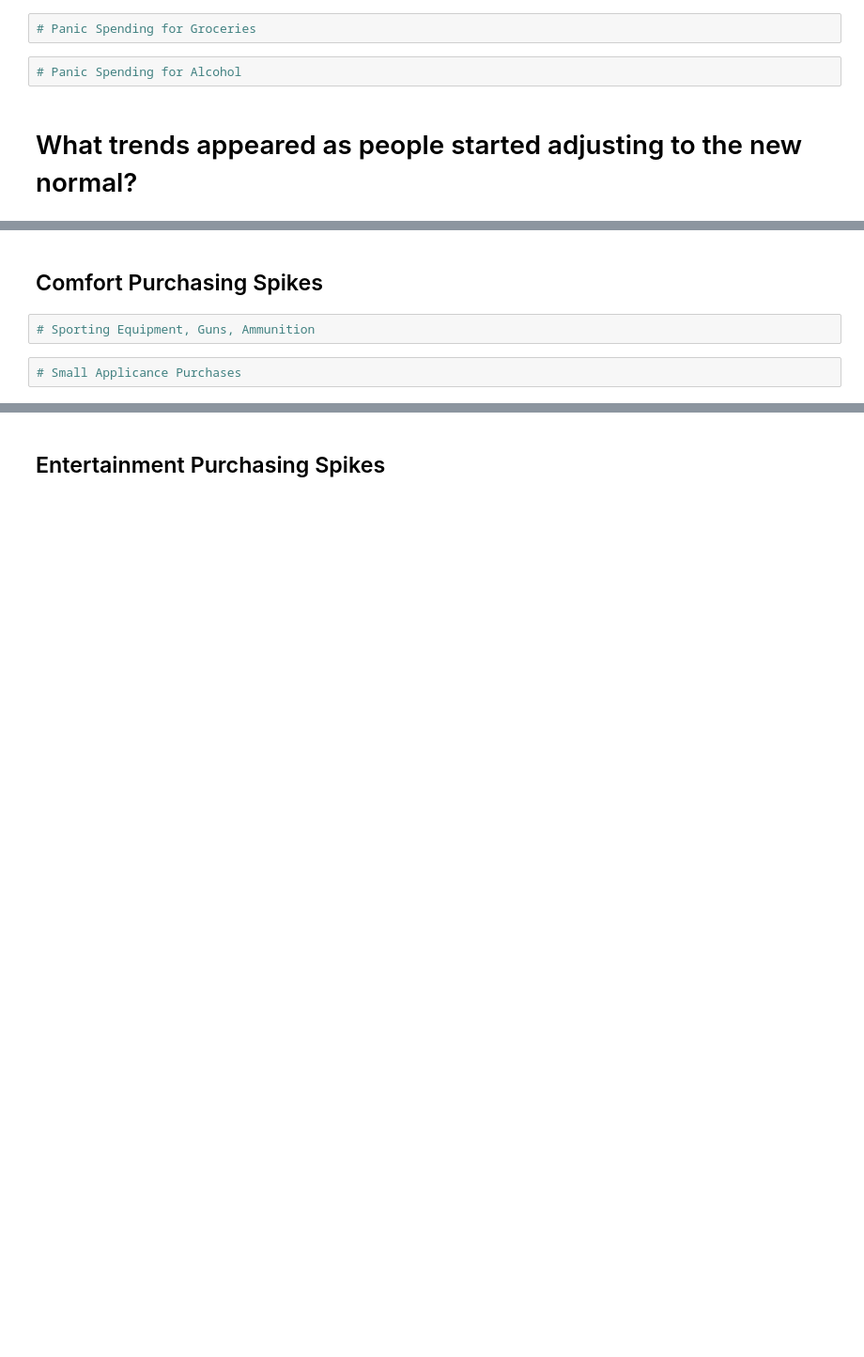
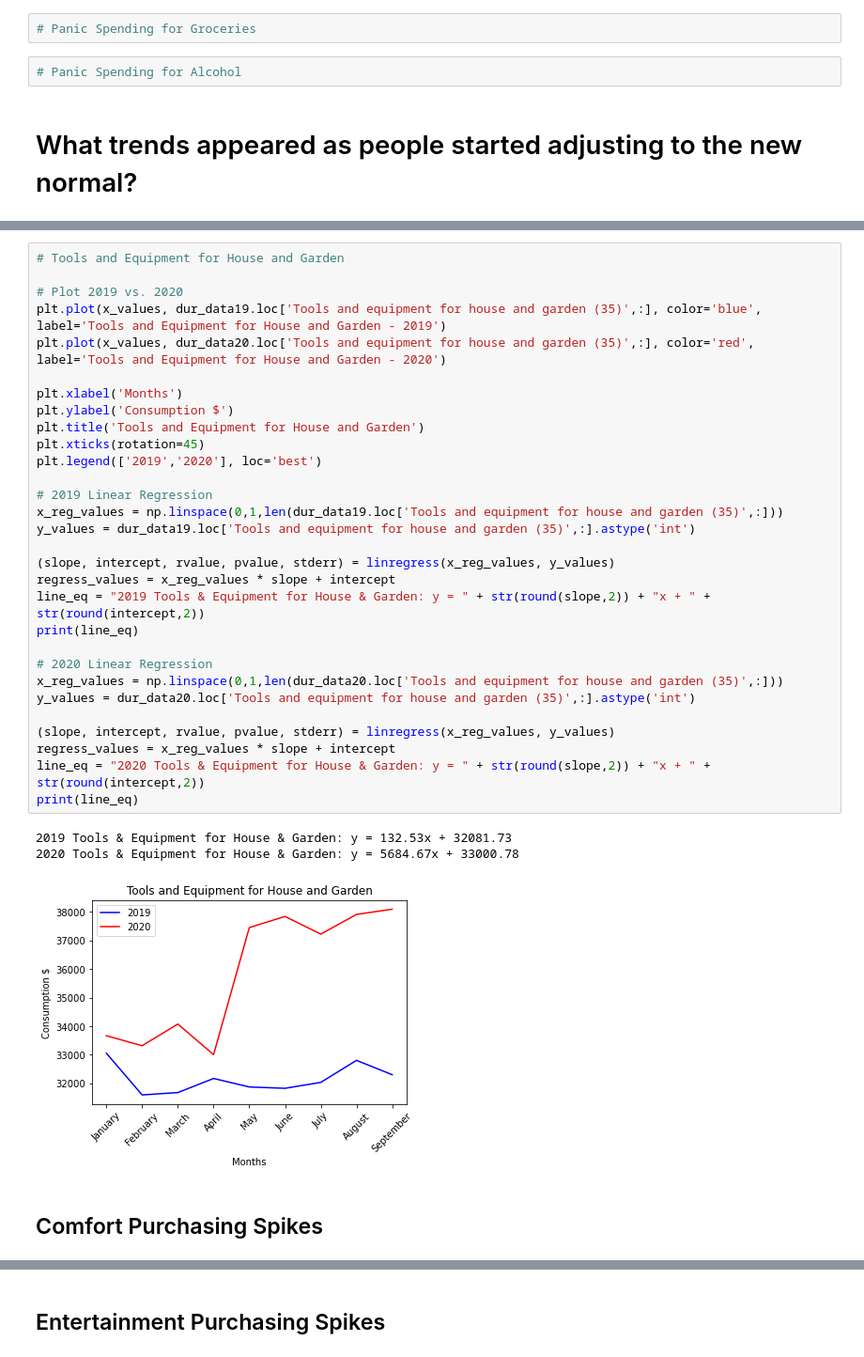
Before and after one commit to staceywai/bootcamp-project, a Jupyter notebook: Final_Data-Analysis.ipynb, the cells around one changed output, grey strips where cells are left out. Shown: that part at 94% size. Saved outputs shown, nothing was run; the diff lists cells and outputs as text; blank space fills up the shorter version.

```diff
--- a/Final_Data-Analysis.ipynb
+++ b/Final_Data-Analysis.ipynb
@@ -52,6 +82,36 @@ x_values = ['January', 'February', 'March', 'April', 'May', 'June', 'July', 'Aug
+# %%
+# Tools and Equipment for House and Garden
+
+# Plot 2019 vs. 2020
+plt.plot(x_values, dur_data19.loc['Tools and equipment for house and garden (35)',:], color='blue', label='Tools and Equipment for House and Garden - 2019')
+plt.plot(x_values, dur_data20.loc['Tools and equipment for house and garden (35)',:], color='red', label='Tools and Equipment for House and Garden - 2020')
+
+plt.xlabel('Months')
+plt.ylabel('Consumption $')
+plt.title('Tools and Equipment for House and Garden')
+plt.xticks(rotation=45)
+plt.legend(['2019','2020'], loc='best')
+
+# 2019 Linear Regression
+x_reg_values = np.linspace(0,1,len(dur_data19.loc['Tools and equipment for house and garden (35)',:]))
+y_values = dur_data19.loc['Tools and equipment for house and garden (35)',:].astype('int')
+
+(slope, intercept, rvalue, pvalue, stderr) = linregress(x_reg_values, y_values)
+regress_values = x_reg_values * slope + intercept
+line_eq = "2019 Tools & Equipment for House & Garden: y = " + str(round(slope,2)) + "x + " + str(round(intercept,2))
+print(line_eq)
+
+# 2020 Linear Regression
+x_reg_values = np.linspace(0,1,len(dur_data20.loc['Tools and equipment for house and garden (35)',:]))
+y_values = dur_data20.loc['Tools and equipment for house and garden (35)',:].astype('int')
+
+(slope, intercept, rvalue, pvalue, stderr) = linregress(x_reg_values, y_values)
+regress_values = x_reg_values * slope + intercept
+line_eq = "2020 Tools & Equipment for House & Garden: y = " + str(round(slope,2)) + "x + " + str(round(intercept,2))
+print(line_eq)
+# %% [output]
+2019 Tools & Equipment for House & Garden: y = 132.53x + 32081.73
+2020 Tools & Equipment for House & Garden: y = 5684.67x + 33000.78
+[figure, added]
 # %% [markdown]
 ## Comfort Purchasing Spikes
-# %%
-# Sporting Equipment, Guns, Ammunition
-# %%
-# Small Applicance Purchases
```
Also changed, not shown: parts of 13 cells of this notebook.
